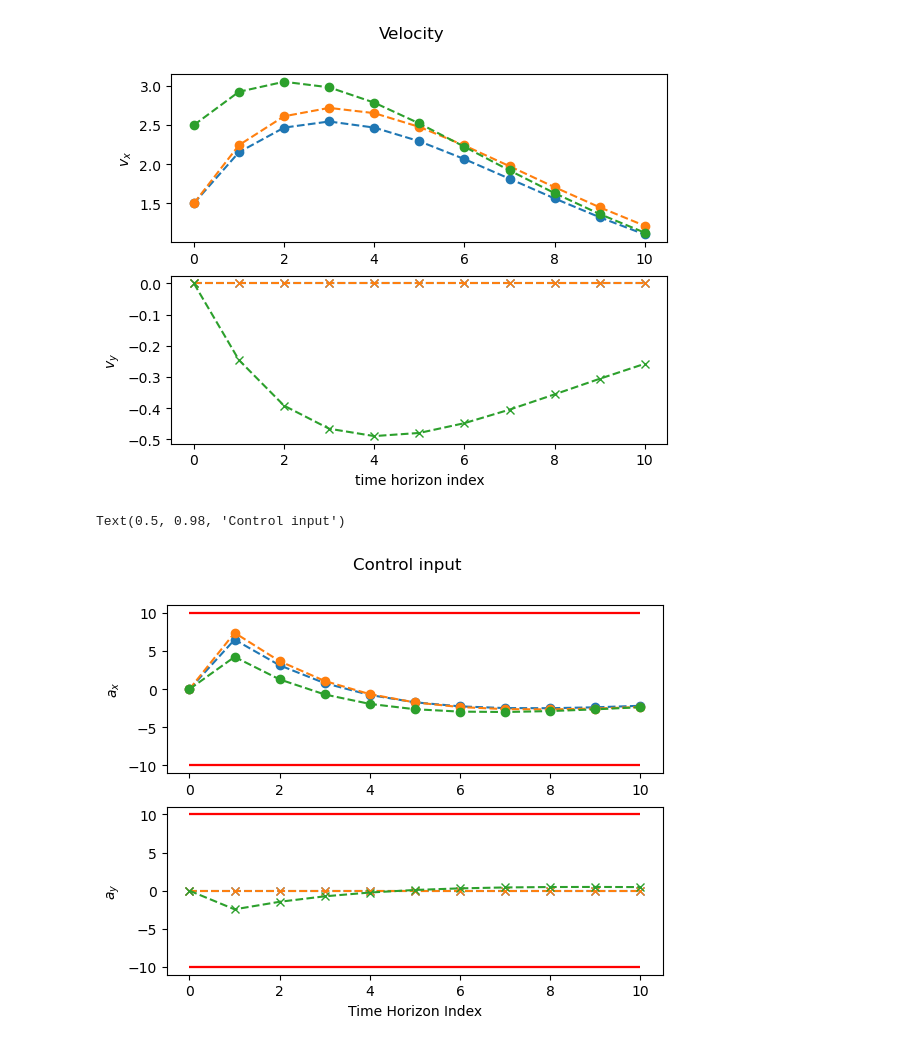
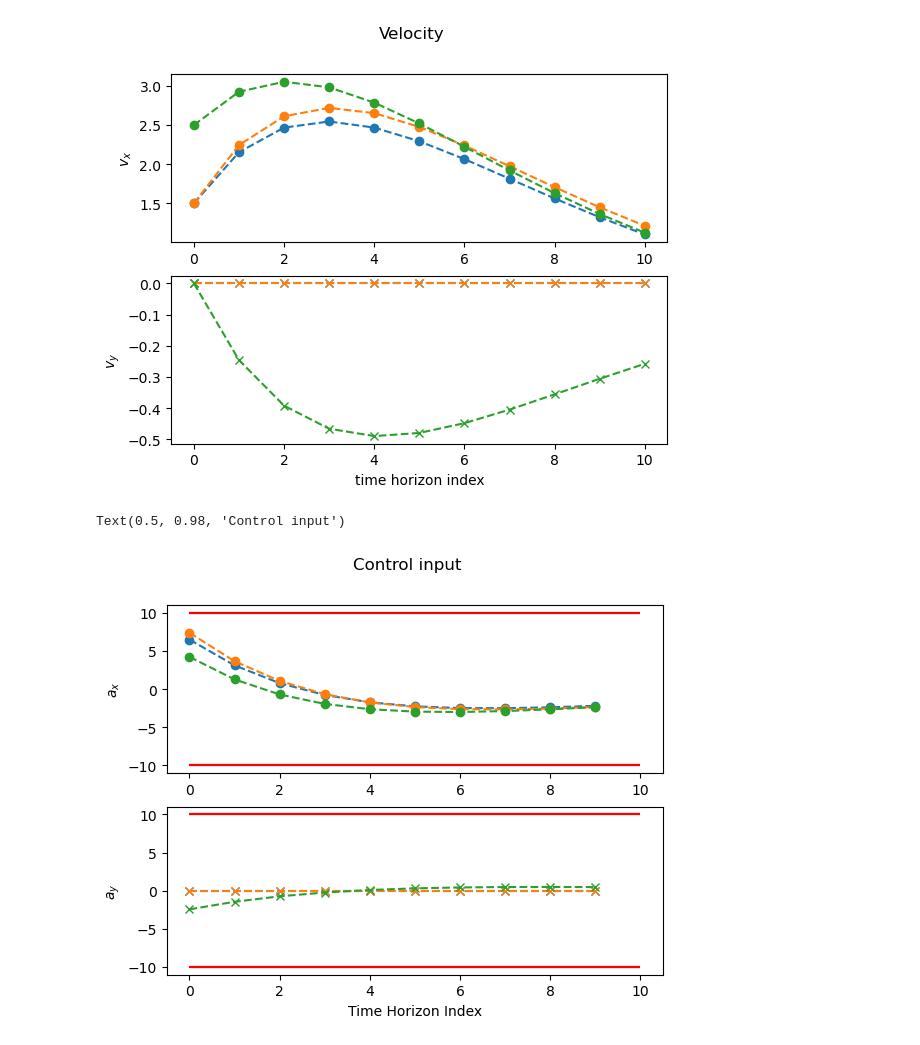
Before and after one commit to jtfa22/mae-271d-project-algames, a Jupyter notebook: mpc.ipynb, the cells around one changed output. Cells and saved outputs as stored; diff of their text form; code cells hidden in the pictures.

```diff
--- a/mpc.ipynb
+++ b/mpc.ipynb
@@ -24,7 +24,7 @@ m = 2  # (a_x, a_y)
 dt = 0.1
 
 # collision avoidance radius
-r = 0.1
+r = 0.25
 
 # running cost matrix
 Q = np.eye(n)
@@ -36,10 +36,10 @@ Qf = np.eye(n) * 100
 R = np.eye(m)
 
 # penalty gain
-rho = 1
+rho = 0.1
 
 # penalty schedule
-gamma = 10
+gamma = 1
 
 # convergence tolerance
 eps = 1e-6
@@ -149,20 +163,20 @@ Text(0.5, 0.98, 'Velocity')
 # %%
 u_players = np.split(U_mpc, M)
 
 # plot
 plt.figure()
 for i, u in enumerate(u_players):
     u = np.reshape(u, (m, N+1), order="F")
     ax = plt.subplot(211)
-    plt.plot(u[0, :], "o--", c=f"C{i}")
+    plt.plot(u[0, :][1:N+1], "o--", c=f"C{i}")
     plt.hlines((constraint_u_x_max, -constraint_u_x_max), 0, N, "r")
     plt.ylabel('$a_x$')
     ax = plt.subplot(212)
-    plt.plot(u[1, :], "x--", c=f"C{i}")
+    plt.plot(u[1, :][1:N+1], "x--", c=f"C{i}")
     plt.hlines((constraint_u_y_max, -constraint_u_y_max), 0, N, "r")
     plt.ylabel('$a_y$')
 plt.xlabel('Time Horizon Index')
 plt.suptitle("Control input")
 # %% [output]
 Text(0.5, 0.98, 'Control input')
-[figure, old version]
+[figure, new version]
```
Also changed, not shown: parts of 3 cells of this notebook, 1 other file.
